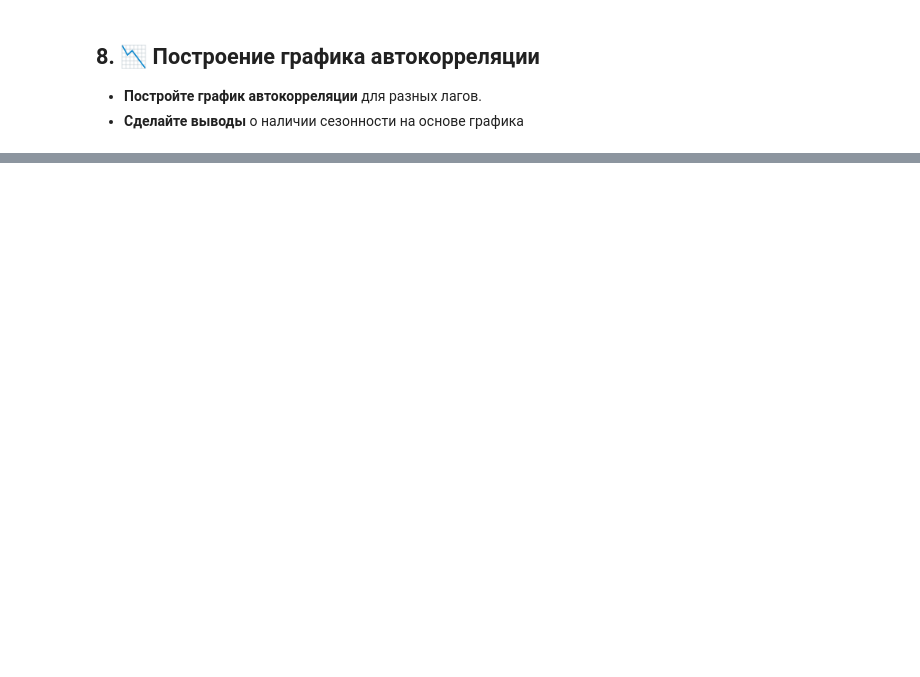
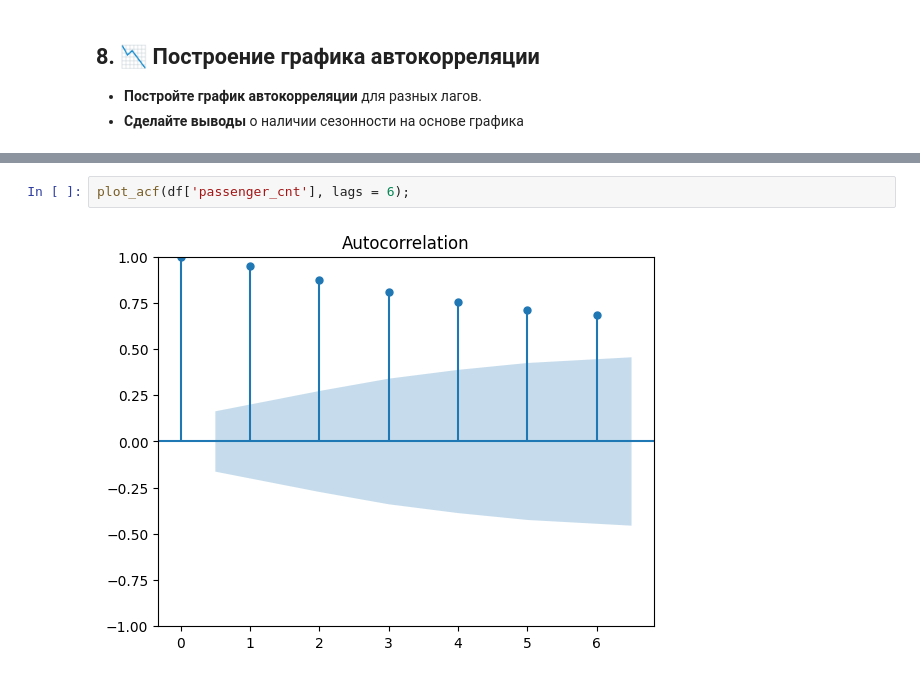
Before and after one commit to MarufIbragimov/zypl_ds, a Jupyter notebook: homework_3/homework_3.ipynb, the cells around one changed output, grey strips where cells are left out. Cells and saved outputs as stored; diff of their text form; blank space fills up the shorter version.

```diff
--- a/homework_3/homework_3.ipynb
+++ b/homework_3/homework_3.ipynb
@@ -207,0 +256,4 @@ plt.show();
+# %%
+plot_acf(df['passenger_cnt'], lags = 6);
+# %% [output]
+[figure, added]
```
Also changed, not shown: parts of 16 cells of this notebook.
